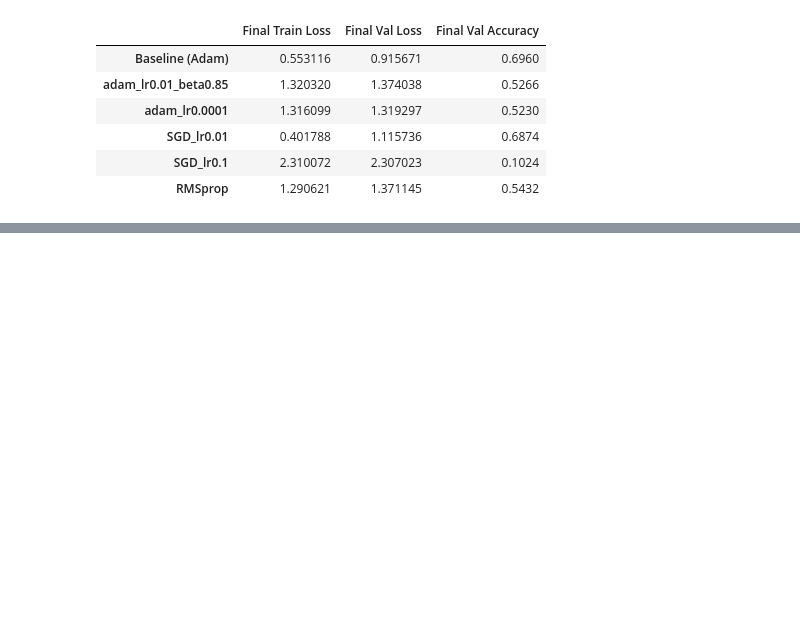
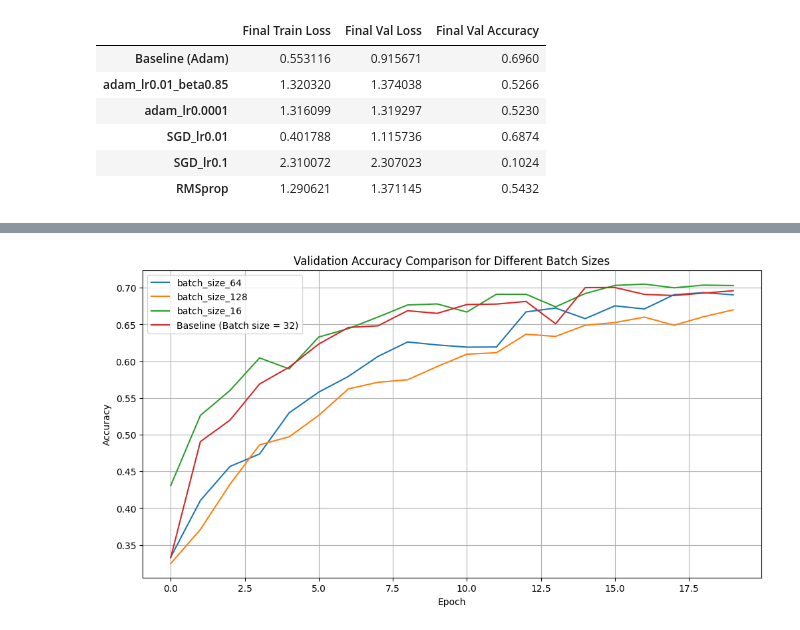
Before and after one commit to tomasbelak24/deeplearning-vision, a Jupyter notebook: hw1/optimizers.ipynb, the cells around one changed output, grey strips where cells are left out. Cells and saved outputs as stored; diff of their text form; code cells hidden in the pictures; blank space fills up the shorter version.

```diff
--- a/hw1/optimizers.ipynb
+++ b/hw1/optimizers.ipynb
@@ -414,0 +576,16 @@ display(summary_df)
+# %%
+plt.figure(figsize=(12, 6))
+for config in configs:
+    plt.plot(accuracies[config['name']][0], label=config['name'])
+
+# Assuming you have the baseline model's val_accs stored in baseline_val_accs
+plt.plot(baseline_val_accs, label='Baseline (Batch size = 32)')
+
+plt.title('Validation Accuracy Comparison for Different Batch Sizes')
+plt.xlabel('Epoch')
+plt.ylabel('Accuracy')
+plt.legend()
+plt.grid(True)
+plt.show()
+# %% [output]
+[figure, added]
```
Also changed, not shown: parts of 12 cells of this notebook.
